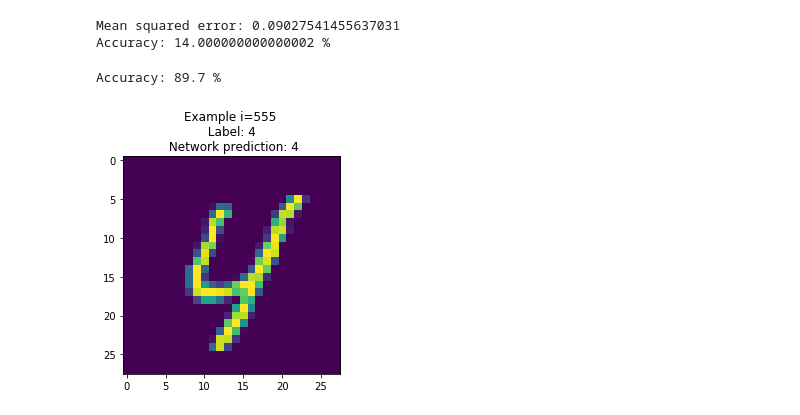
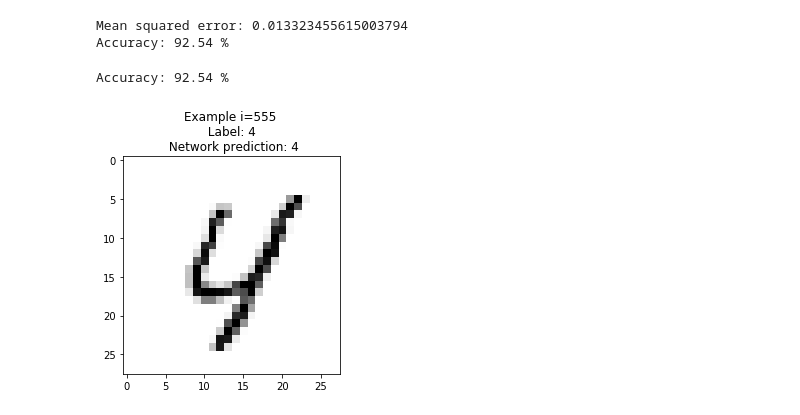
Before and after one commit to rokgm/Neural-Network, a Jupyter notebook: example.ipynb, the cells around one changed output. Saved outputs shown, nothing was run; the diff lists cells and outputs as text; code cells hidden in the pictures.

Commit message:
dodan primer uporabe zin shranjen network file za primer uporabe

```diff
--- a/example.ipynb
+++ b/example.ipynb
@@ -5,8 +5,8 @@ import numpy as np
 from bin.neural_n import NeuralNetwork as NN
 # %%
 ### Data ###
-N_train = 600   # Number of training examples from file
-N_test = 100  # Number of testing examples from file
+N_train = 60000   # Number of training examples from file
+N_test = 10000  # Number of testing examples from file
 N_output_values = 10
 
 train_data = np.zeros([N_train, 785])
@@ -30,38 +30,38 @@ train_pairs = list(zip(train_imgs, NN.one_hot_encoder(train_labels, N_output_val
 test_pairs = list(zip(test_imgs, NN.one_hot_encoder(test_labels, N_output_values)))
 # %%
 ### Network ###
-net = NN(784,200,10, learning_rate=0.001, epochs=1)
+net = NN(784,200,10, learning_rate=0.001, epochs=20)
 net.train(train_pairs, visualize_cost=False)
-net.save_network('net_784,200,10,0.001,20.npz')
+net.save_network('load_net_example.npy')
 
 print('Mean squared error:', net.evaluate(test_pairs))
 print('Accuracy:', net.accuracy(test_pairs))
 # %% [output]
-Mean squared error: 0.09027541455637031
-Accuracy: 14.000000000000002 %
+Mean squared error: 0.013323455615003794
+Accuracy: 92.54 %
 # %%
 ### Loading Network from file and predictions ###
-N_test = 1000
+N_test = 10000
 N_output_values = 10
 test_data = np.zeros([N_test, 785])
 with open('data_set/mnist_test.csv', 'r') as data:
     for x in range(N_test):
         test_data[x] = np.fromstring(next(data), sep=',')
 
 fac = 1 / 255
 test_imgs = (test_data[:, 1:]) * fac
 test_labels = test_data[:, :1].transpose()[0,:].astype(np.int)
 test_pairs = list(zip(test_imgs, NN.one_hot_encoder(test_labels, N_output_values)))
 
-net = NN.load_network('net_784,200,10,0.001,10.npy')
+net = NN.load_network('load_net_example.npy')
 
 print('Accuracy:', net.accuracy(test_pairs))
 
 i = 555
-plt.imshow(test_imgs[i].reshape((28,28)))
+plt.imshow(test_imgs[i].reshape((28,28)), cmap='Greys')
 plt.title('Example i={} \n Label: {} \n Network prediction: {}'.format(i, test_labels[i], net.predict(test_imgs[i])))
 plt.plot()
 plt.show()
 # %% [output]
-Accuracy: 89.7 %
+Accuracy: 92.54 %
-[figure, old version]
+[figure, new version]
```
Also changed, not shown: 1 other file.
